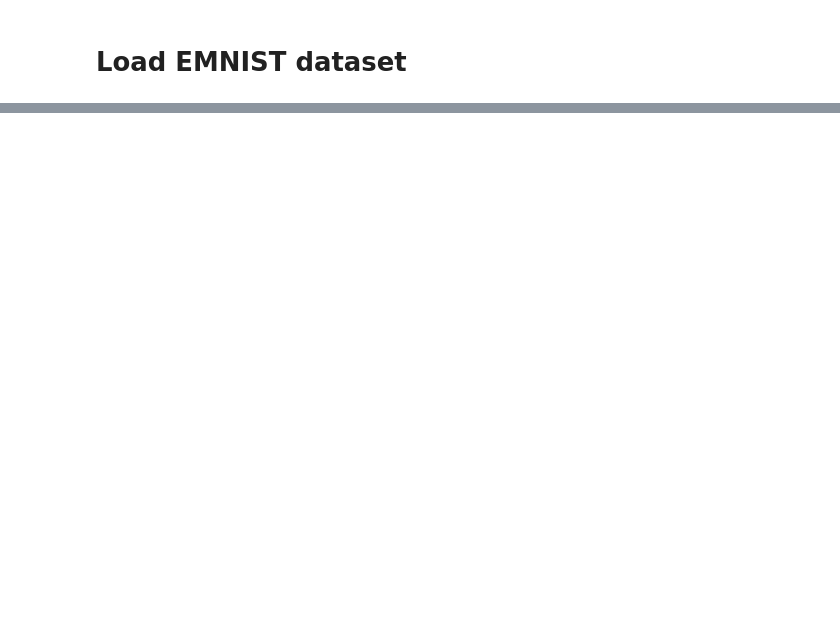
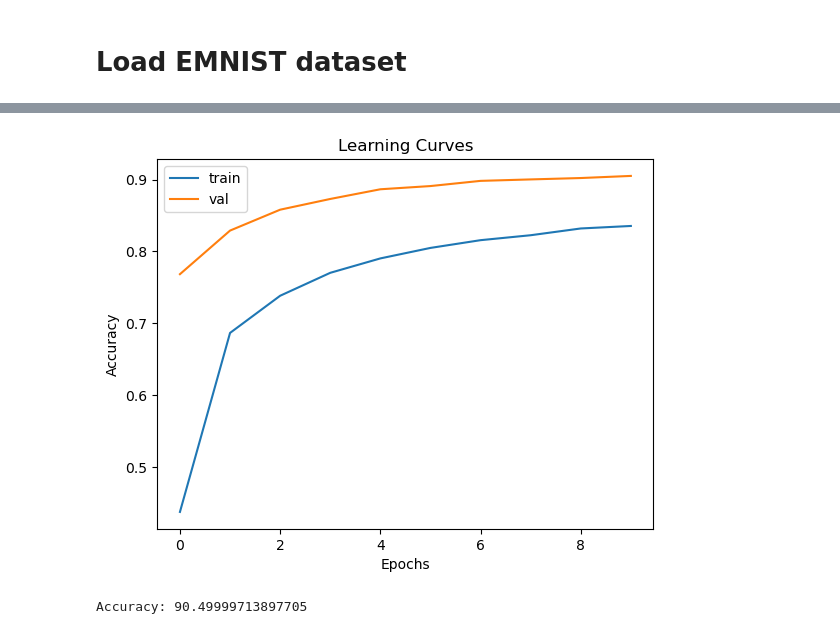
Before and after one commit to YuqinGuan/EITP40-finalProject, a Jupyter notebook: pre_training.ipynb, the cells around one changed output, grey strips where cells are left out. Drawn from its saved outputs; the diff is of its cells as text; code cells hidden in the pictures; blank space fills up the shorter version.

```diff
--- a/pre_training.ipynb
+++ b/pre_training.ipynb
@@ -126,0 +167,20 @@ X_train.shape
+# %%
+# Add channel dimension
+X_train = X_train.reshape((X_train.shape[0],28,28,1))
+X_test = X_test.reshape((X_test.shape[0],28,28,1))
+
+
+model = K.models.Sequential([
+    K.layers.Conv2D(48, (4,4), activation='relu', input_shape=X_train.shape[1:]),
+    K.layers.MaxPool2D((2,2)),
+    K.layers.Conv2D(24, (6,3), activation='relu'),
+    K.layers.MaxPool2D((3,3)),
+    K.layers.Dropout(0.5),
+    K.layers.Flatten(),
+    K.layers.Dense(128, activation='relu'),
+    K.layers.Dense(27, activation='softmax')
+])
+# %%
+model.compile(optimizer='adam', loss='sparse_categorical_crossentropy', metrics=['accuracy'])
+
+history = model.fit(X_train, y_train, epochs=10, batch_size=1000, verbose=2, validation_data=(X_test, y_test))
@@ -126,0 +208,15 @@ X_train.shape
+# %%
+plt.title('Learning Curves')
+plt.xlabel('Epochs')
+plt.ylabel('Accuracy')
+plt.plot(history.history['accuracy'], label='train')
+plt.plot(history.history['val_accuracy'], label='val')
+plt.legend()
+plt.show()
+# %% [output]
+[figure, added]
+# %%
+loss, accuracy = model.evaluate(X_test, y_test, verbose=0)
+print(f'Accuracy: {accuracy*100}')
+# %% [output]
+Accuracy: 90.49999713897705
```
Also changed, not shown: parts of 12 cells of this notebook, 1 other file.
